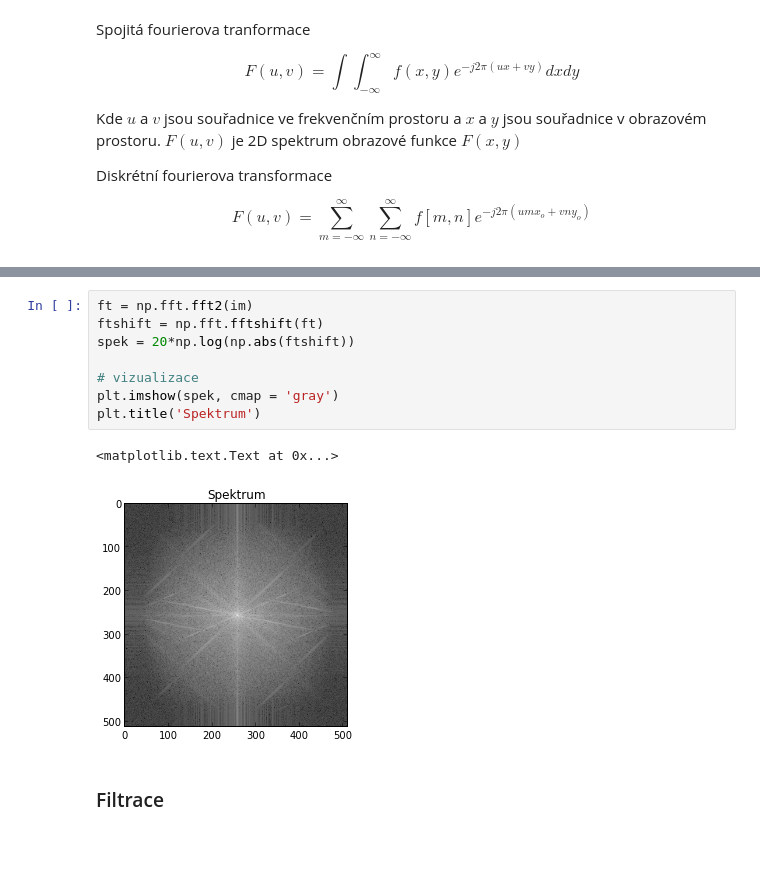
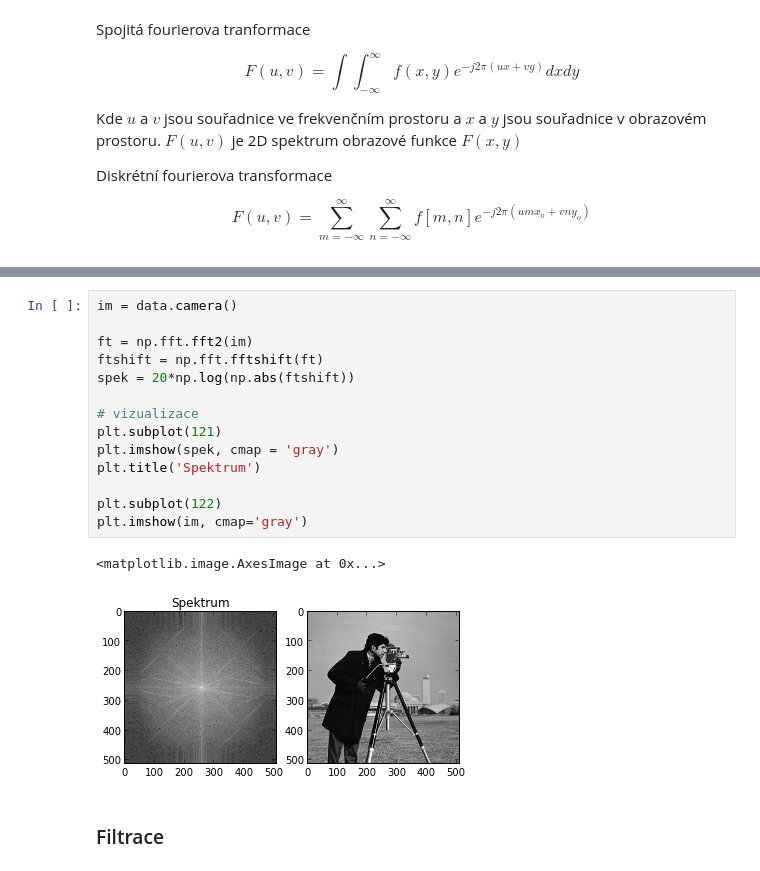
Before and after one commit to mjirik/ZDO, a Jupyter notebook: ZDOcv5.ipynb, the cells around one changed output, grey strips where cells are left out. Cells and saved outputs as stored; diff of their text form; blank space fills up the shorter version.

```diff
--- a/ZDOcv5.ipynb
+++ b/ZDOcv5.ipynb
@@ -29,16 +24,22 @@ Výstup fourierovy transformace je (relativně) souměrný podle středu a má b
 
 ![fft shift](http://i.stack.imgur.com/I6XDQ.gif)
 # %%
+im = data.camera()
+
 ft = np.fft.fft2(im)
 ftshift = np.fft.fftshift(ft)
 spek = 20*np.log(np.abs(ftshift))
 
 # vizualizace
+plt.subplot(121)
 plt.imshow(spek, cmap = 'gray')
 plt.title('Spektrum')
+
+plt.subplot(122)
+plt.imshow(im, cmap='gray')
 # %% [output]
-<matplotlib.text.Text at 0x...>
+<matplotlib.image.AxesImage at 0x...>
-[figure, old version]
+[figure, new version]
 # %% [markdown]
 ### Filtrace
 # %%
```
Also changed, not shown: parts of 10 cells of this notebook.
